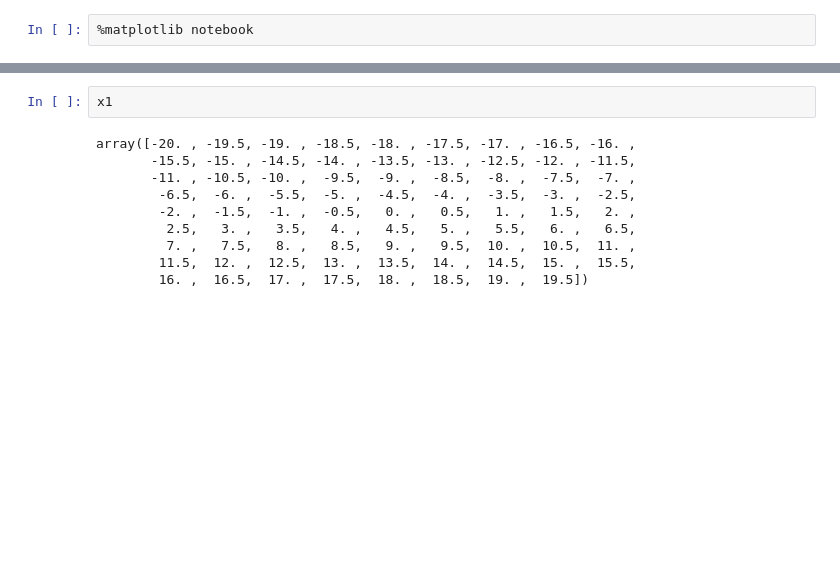
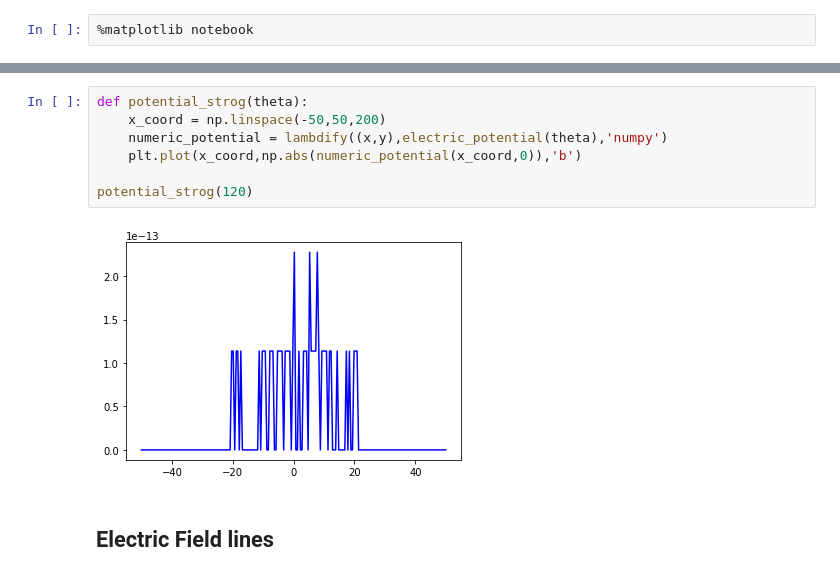
Before and after one commit to CarlosKPS/Electromagnetics-with-python, a Jupyter notebook: Electromagnetismo_project_Transmission_line.ipynb, the cells around one changed output, grey strips where cells are left out. Cells and saved outputs as stored; diff of their text form; blank space fills up the shorter version.

```diff
--- a/Electromagnetismo_project_Transmission_line.ipynb
+++ b/Electromagnetismo_project_Transmission_line.ipynb
@@ -217,12 +265,11 @@ x1,y1 = np.arange(-20,20,0.5) , np.arange(0,0,100)
-# %%
-x1
-# %% [output]
-array([-20. , -19.5, -19. , -18.5, -18. , -17.5, -17. , -16.5, -16. ,
-       -15.5, -15. , -14.5, -14. , -13.5, -13. , -12.5, -12. , -11.5,
-       -11. , -10.5, -10. ,  -9.5,  -9. ,  -8.5,  -8. ,  -7.5,  -7. ,
-        -6.5,  -6. ,  -5.5,  -5. ,  -4.5,  -4. ,  -3.5,  -3. ,  -2.5,
-        -2. ,  -1.5,  -1. ,  -0.5,   0. ,   0.5,   1. ,   1.5,   2. ,
-         2.5,   3. ,   3.5,   4. ,   4.5,   5. ,   5.5,   6. ,   6.5,
-         7. ,   7.5,   8. ,   8.5,   9. ,   9.5,  10. ,  10.5,  11. ,
-        11.5,  12. ,  12.5,  13. ,  13.5,  14. ,  14.5,  15. ,  15.5,
-        16. ,  16.5,  17. ,  17.5,  18. ,  18.5,  19. ,  19.5])
+# %%
+def potential_strog(theta):
+    x_coord = np.linspace(-50,50,200)
+    numeric_potential = lambdify((x,y),electric_potential(theta),'numpy')
+    plt.plot(x_coord,np.abs(numeric_potential(x_coord,0)),'b')
+
+potential_strog(120)
+# %% [output]
+[figure, added]
+# %% [markdown]
+## Electric Field lines
```
Also changed, not shown: parts of 20 cells of this notebook.
